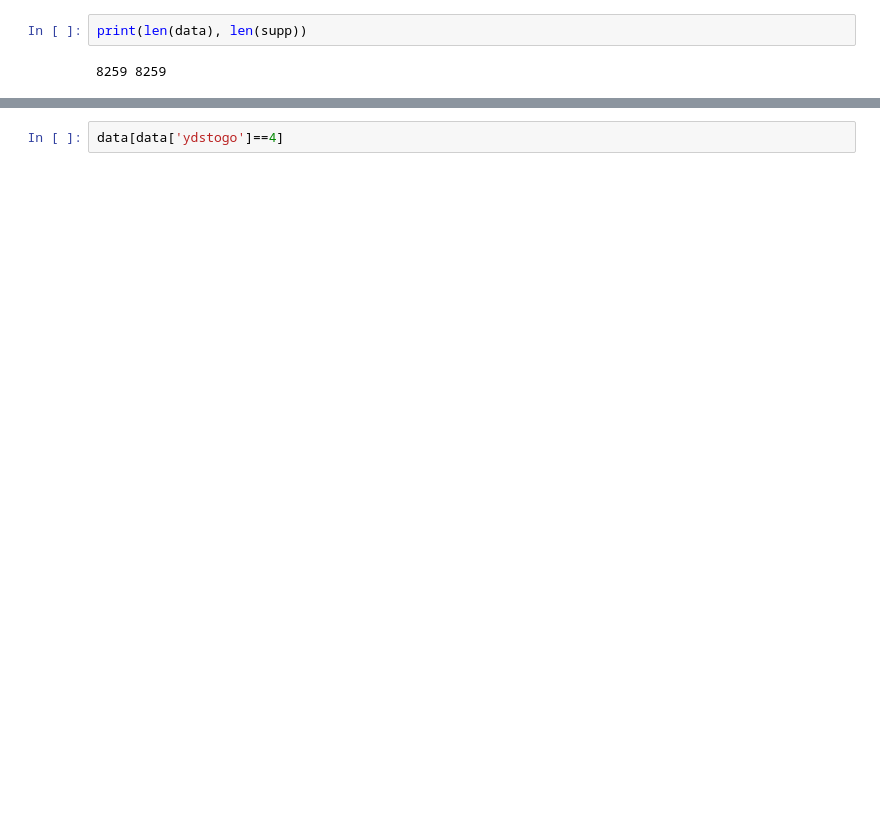
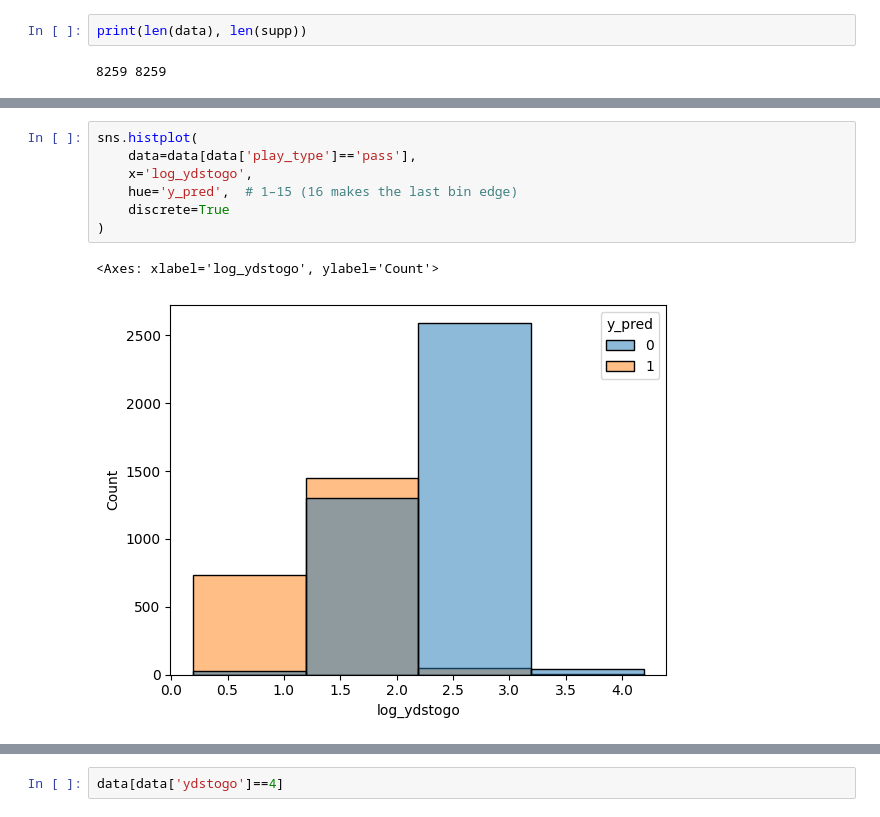
Before and after one commit to colin-seiler/NFL_SuccessWatch, a Jupyter notebook: notebooks/plots.ipynb, the cells around one changed output, grey strips where cells are left out. Drawn from its saved outputs; the diff is of its cells as text; blank space fills up the shorter version.

```diff
--- a/notebooks/plots.ipynb
+++ b/notebooks/plots.ipynb
@@ -73,0 +131,10 @@ sns.histplot(
+# %%
+sns.histplot(
+    data=data[data['play_type']=='pass'],
+    x='log_ydstogo',
+    hue='y_pred',  # 1–15 (16 makes the last bin edge)
+    discrete=True
+)
+# %% [output]
+<Axes: xlabel='log_ydstogo', ylabel='Count'>
+[figure, added]
```
Also changed, not shown: parts of 8 cells of this notebook, 4 other files.
